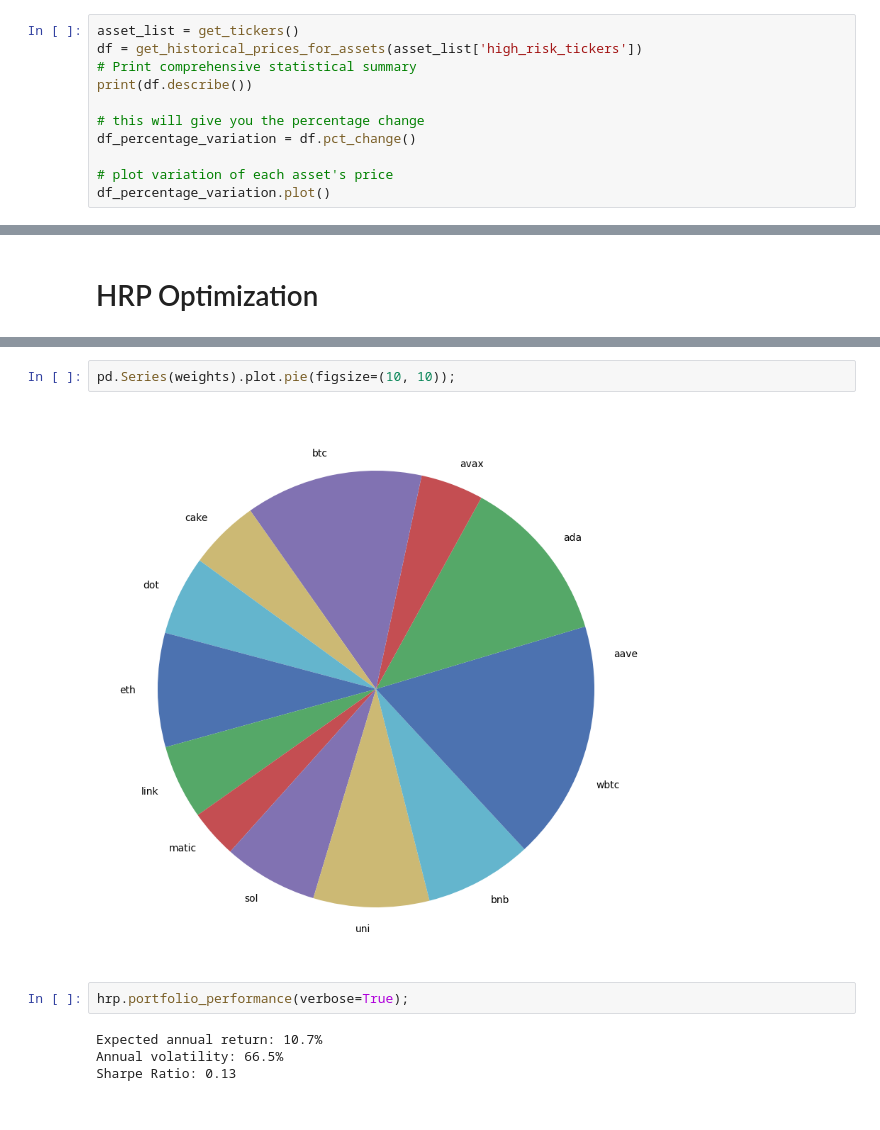
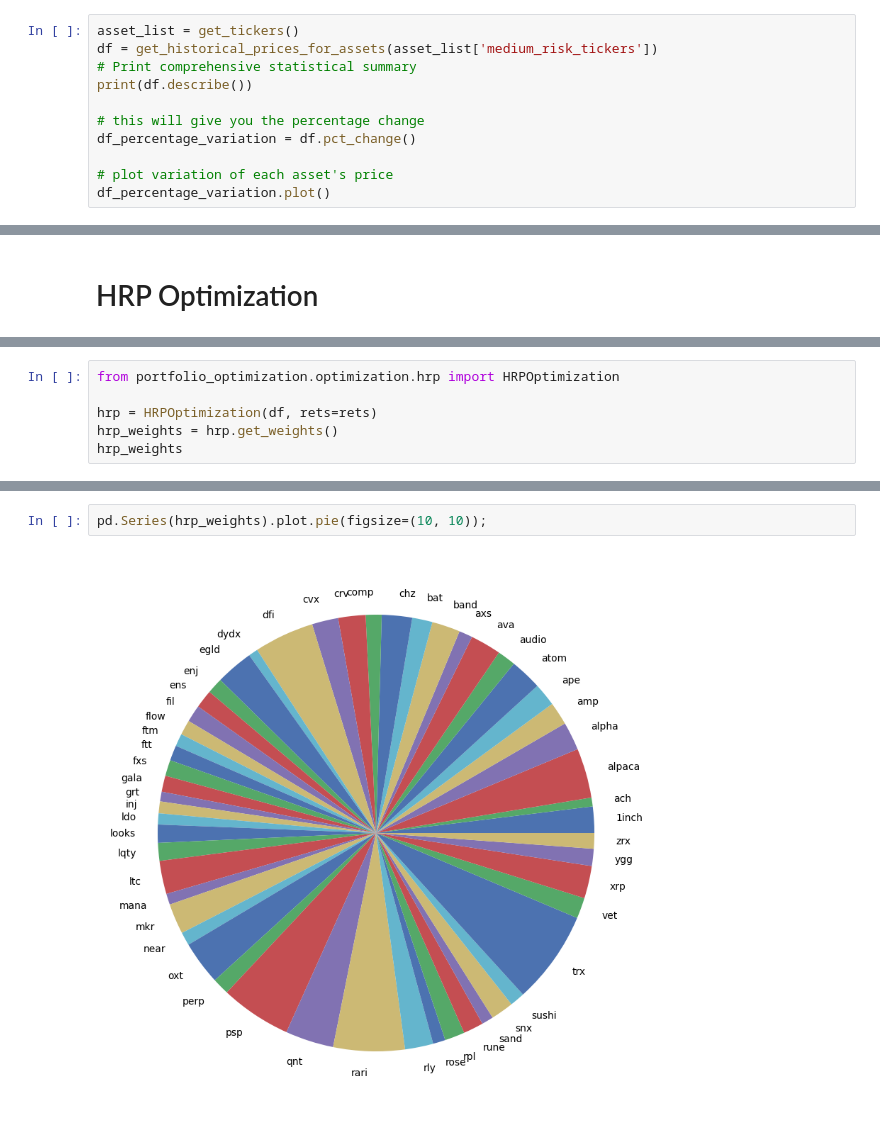
Before and after one commit to arguiot/portfolio, a Jupyter notebook: portfolio.ipynb, the cells around one changed output, grey strips where cells are left out. Saved outputs shown, nothing was run; the diff lists cells and outputs as text.

```diff
--- a/portfolio.ipynb
+++ b/portfolio.ipynb
@@ -10,7 +10,7 @@ import pypfopt
 from pypfopt import risk_models, plotting
 # %%
 asset_list = get_tickers()
-df = get_historical_prices_for_assets(asset_list['high_risk_tickers'])
+df = get_historical_prices_for_assets(asset_list['medium_risk_tickers'])
 # Print comprehensive statistical summary
 print(df.describe())
 
@@ -95,0 +73,6 @@ OrderedDict([('aave', 0.04624),
+# %%
+from portfolio_optimization.optimization.hrp import HRPOptimization
+
+hrp = HRPOptimization(df, rets=rets)
+hrp_weights = hrp.get_weights()
+hrp_weights
@@ -96,10 +97,4 @@ OrderedDict([('aave', 0.04624),
 # %%
-pd.Series(weights).plot.pie(figsize=(10, 10));
+pd.Series(hrp_weights).plot.pie(figsize=(10, 10));
 # %% [output]
-[figure, old version]
+[figure, new version]
-# %%
-hrp.portfolio_performance(verbose=True);
-# %% [output]
-Expected annual return: 10.7%
-Annual volatility: 66.5%
-Sharpe Ratio: 0.13
```
Also changed, not shown: parts of 13 cells of this notebook, 8 other files.
